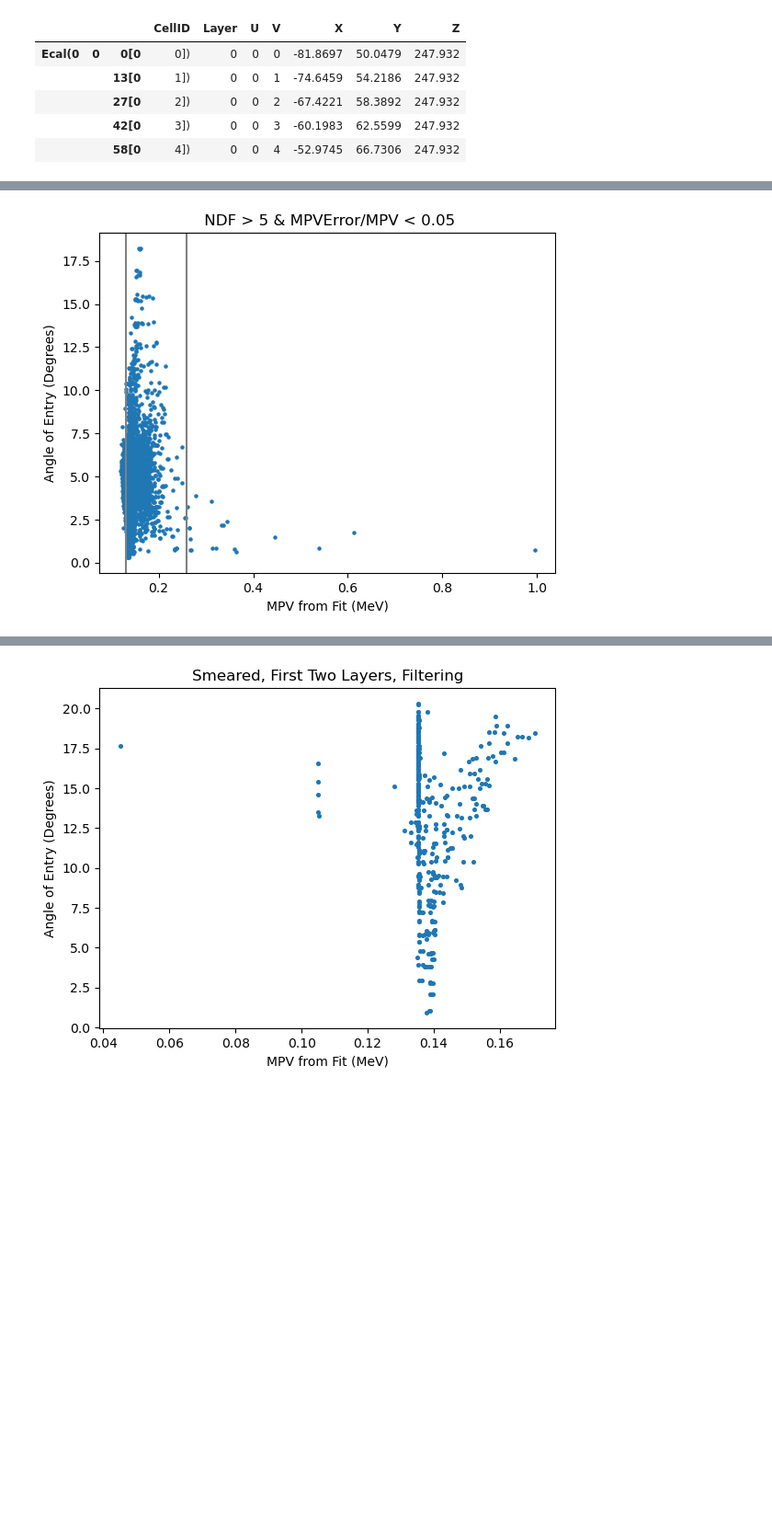
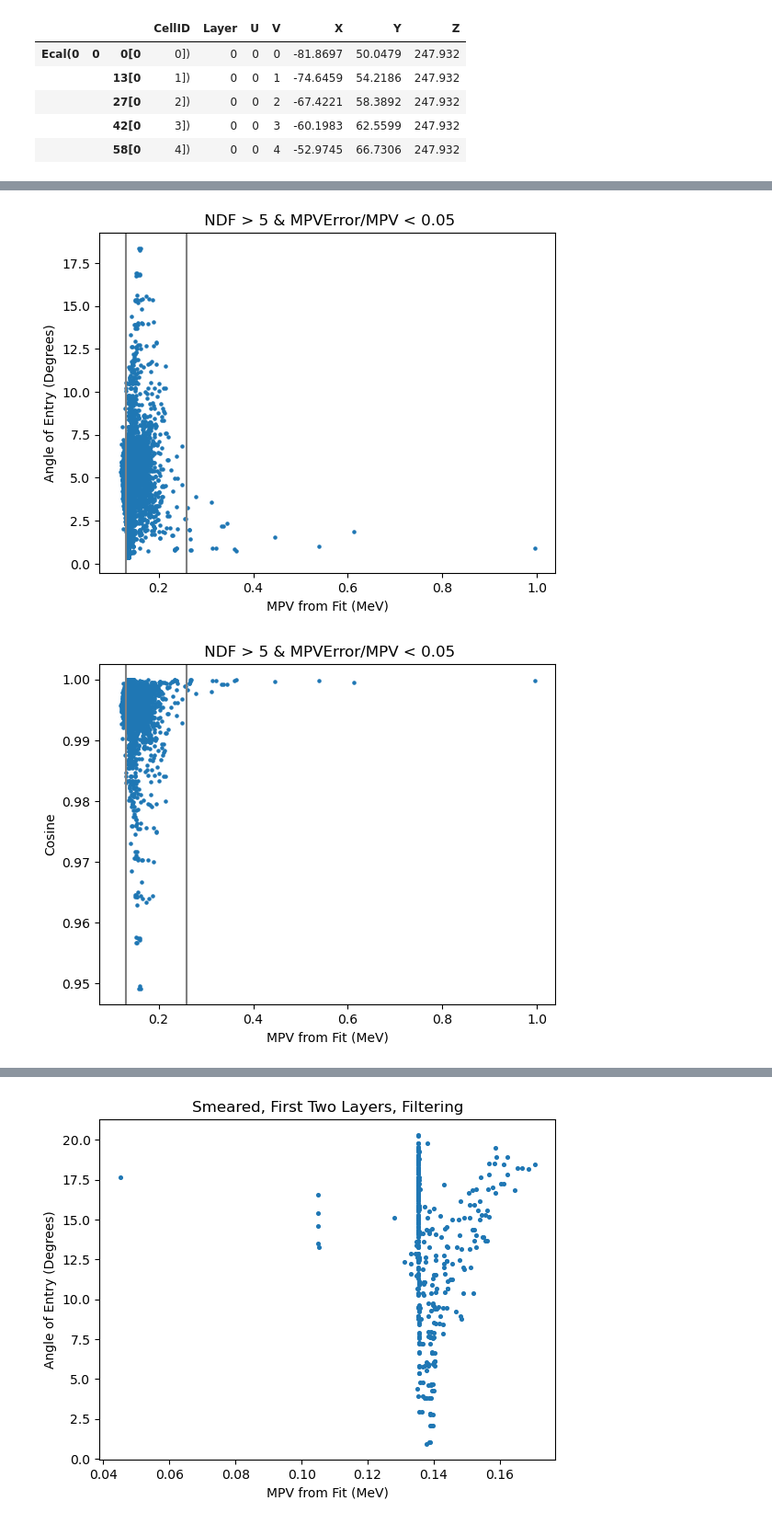
Before and after one commit to rodr1001/my_code, a Jupyter notebook: ldmx/calibration/w-angle.ipynb, the cells around one changed output, grey strips where cells are left out. Shown at 92% size. Drawn from its saved outputs; the diff is of its cells as text; code cells hidden in the pictures; blank space fills up the shorter version.

```diff
--- a/ldmx/calibration/w-angle.ipynb
+++ b/ldmx/calibration/w-angle.ipynb
@@ -94,7 +119,7 @@ valid.describe()
 | max | 33.000000 | 22.000000 | 22.000000 | 517467.391607 | 297787.197444 | 0.994967 | 0.009570 | 0.485327 | 0.016706 | ... |
 # %%
 ### All Layers ## with validity
-plt.scatter(valid.MPV,valid.Angle, s = 5)
+plt.scatter(valid.MPV,valid.Angle_Deg, s = 5)
 plt.ylabel("Angle of Entry (Degrees)")
 plt.xlabel("MPV from Fit (MeV)")
 plt.title (" NDF > 5 & MPVError/MPV < 0.05")
@@ -102,7 +127,18 @@ plt.axvline(0.13, color='gray')
 plt.axvline(0.26, color='gray')
 plt.show()
 # %% [output]
-[figure, old version]
+[figure, new version]
+# %%
+### All Layers ## with validity
+plt.scatter(valid.MPV,valid.Cos_Angle, s = 5)
+plt.ylabel("Cosine")
+plt.xlabel("MPV from Fit (MeV)")
+plt.title (" NDF > 5 & MPVError/MPV < 0.05")
+plt.axvline(0.13, color='gray')
+plt.axvline(0.26, color='gray')
+plt.show()
+# %% [output]
+[figure, added]
 # %%
 ### First Two Layers ## with validity
 picked = valid[(valid.Layer < 2)]
```
Also changed, not shown: parts of 7 cells of this notebook.
